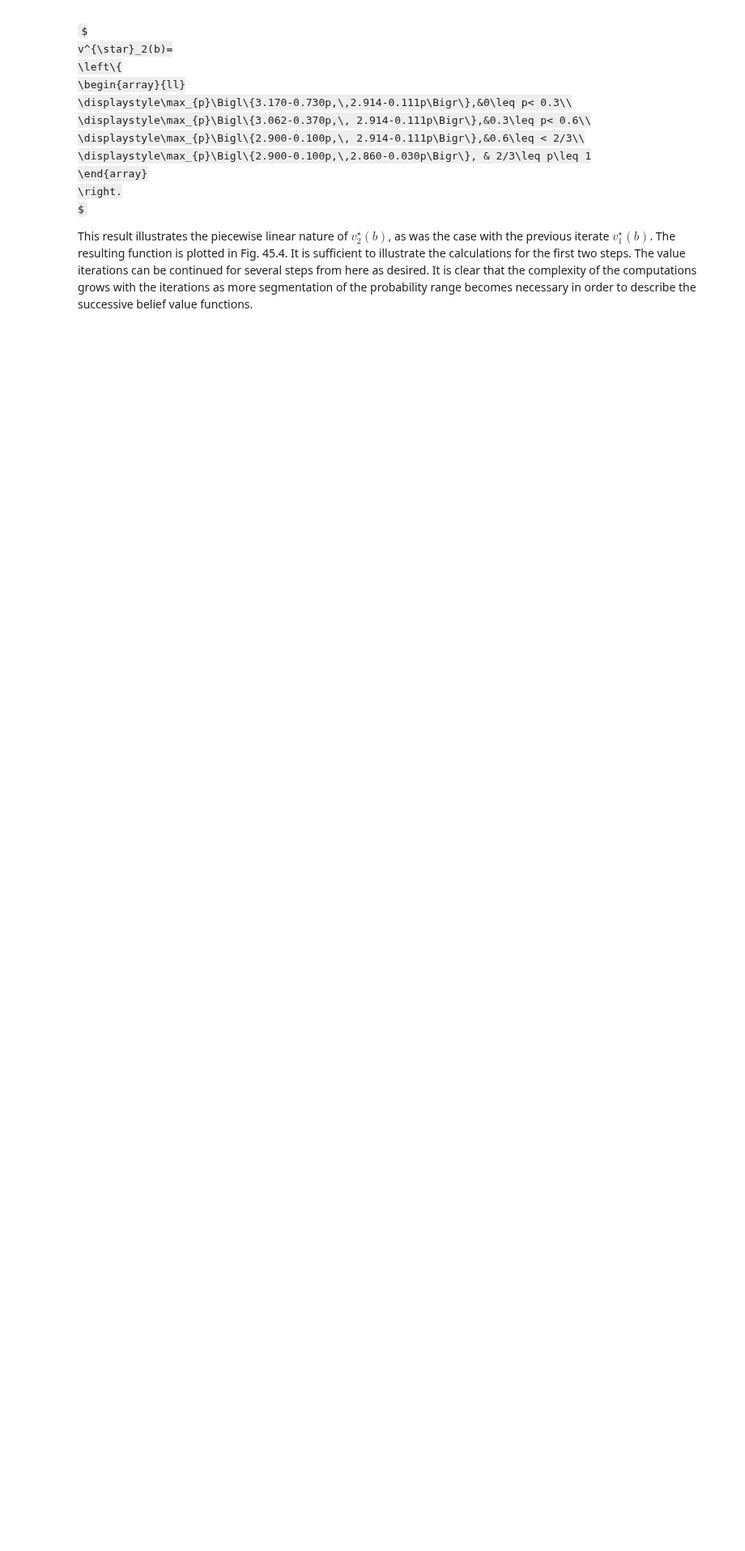
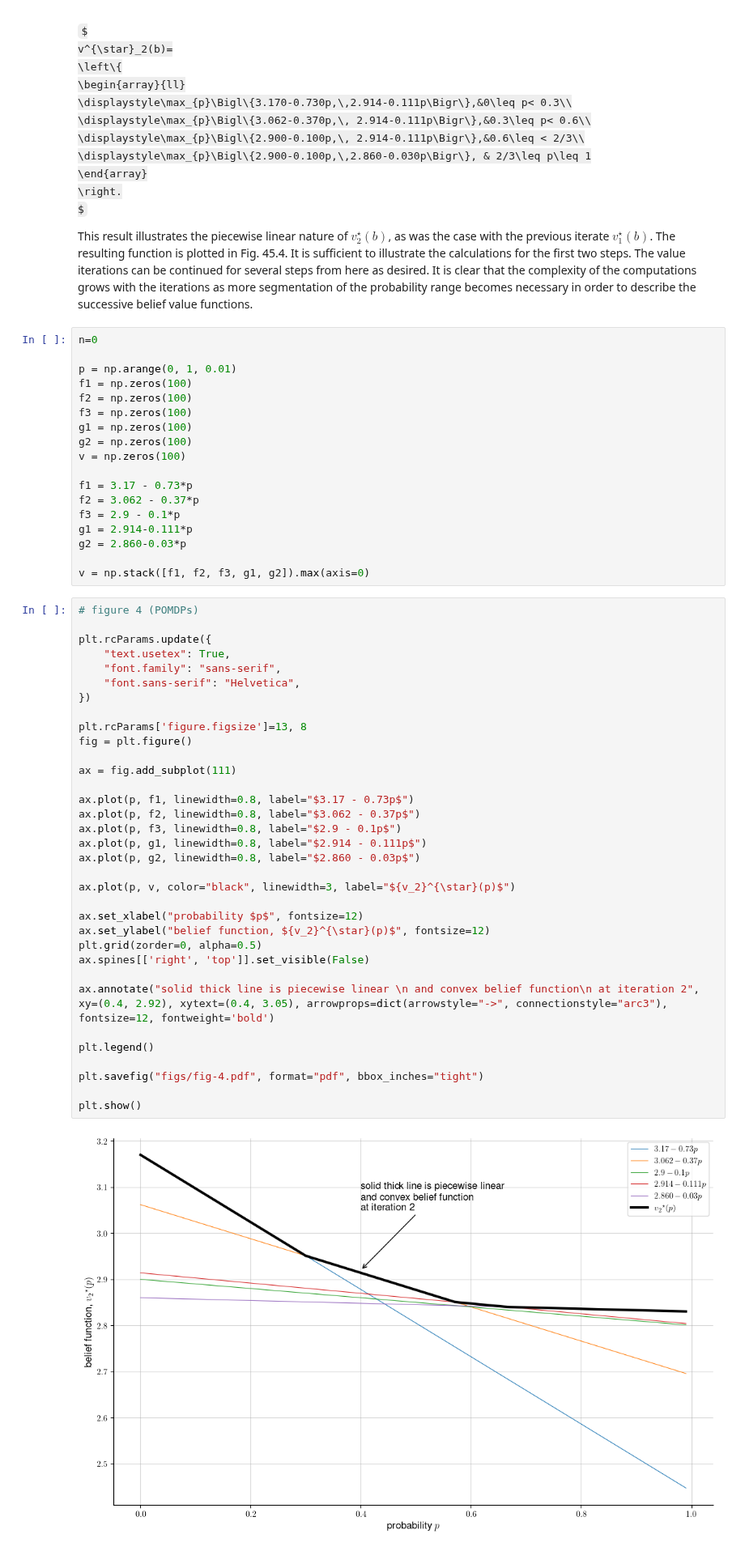
Before and after one commit to asl-epfl/inference-learning-data-2022-python, a Jupyter notebook: chapter-45/chapter-45.ipynb, the cells around one changed output. Shown at 81% size. Saved outputs shown, nothing was run; the diff lists cells and outputs as text; some formulas as TeX source; blank space fills up the shorter version.

```diff
--- a/chapter-45/chapter-45.ipynb
+++ b/chapter-45/chapter-45.ipynb
@@ -352,5 +355,59 @@ v^{\star}_2(b)=
 $
 
 This result illustrates the piecewise linear nature of $v_{2}^{\star}(b)$, as was the case with the previous iterate $v_1^{\star}(b)$. The resulting function is plotted in Fig. 45.4. It is sufficient to illustrate the calculations for the first two steps. The value iterations can be continued for several steps from here as desired. It is clear that the complexity of the computations grows with the iterations as more segmentation of the probability range becomes necessary in order to describe the successive belief value functions.
+# %%
+n=0
+
+p = np.arange(0, 1, 0.01)
+f1 = np.zeros(100)
+f2 = np.zeros(100)
+f3 = np.zeros(100)
+g1 = np.zeros(100)
+g2 = np.zeros(100)
+v = np.zeros(100)
+
+f1 = 3.17 - 0.73*p
+f2 = 3.062 - 0.37*p
+f3 = 2.9 - 0.1*p
+g1 = 2.914-0.111*p
+g2 = 2.860-0.03*p
+
+v = np.stack([f1, f2, f3, g1, g2]).max(axis=0)
+# %%
+# figure 4 (POMDPs)
+
+plt.rcParams.update({
+    "text.usetex": True,
+    "font.family": "sans-serif",
+    "font.sans-serif": "Helvetica",
+})
+
+plt.rcParams['figure.figsize']=13, 8
+fig = plt.figure()
+
+ax = fig.add_subplot(111)
+
+ax.plot(p, f1, linewidth=0.8, label="$3.17 - 0.73p$")
+ax.plot(p, f2, linewidth=0.8, label="$3.062 - 0.37p$")
+ax.plot(p, f3, linewidth=0.8, label="$2.9 - 0.1p$")
+ax.plot(p, g1, linewidth=0.8, label="$2.914 - 0.111p$")
+ax.plot(p, g2, linewidth=0.8, label="$2.860 - 0.03p$")
+
+ax.plot(p, v, color="black", linewidth=3, label="${v_2}^{\star}(p)$")
+
+ax.set_xlabel("probability $p$", fontsize=12)
+ax.set_ylabel("belief function, ${v_2}^{\star}(p)$", fontsize=12)
+plt.grid(zorder=0, alpha=0.5)
+ax.spines[['right', 'top']].set_visible(False)
+
+ax.annotate("solid thick line is piecewise linear \n and convex belief function\n at iteration 2", xy=(0.4, 2.92), xytext=(0.4, 3.05), arrowprops=dict(arrowstyle="->", connectionstyle="arc3"), fontsize=12, fontweight='bold')
+
+plt.legend()
+
+plt.savefig("figs/fig-4.pdf", format="pdf", bbox_inches="tight")
+
+plt.show()
+# %% [output]
+[figure, added]
 # %% [markdown]
 **Figure 45.4** The thick solid line shows the resulting piecewise linear and convex belief value function $v_{2}^{\star}(b)$ that results from the calculation (45.116).
```
Also changed, not shown: parts of 1 cell of this notebook, 1 other file.
